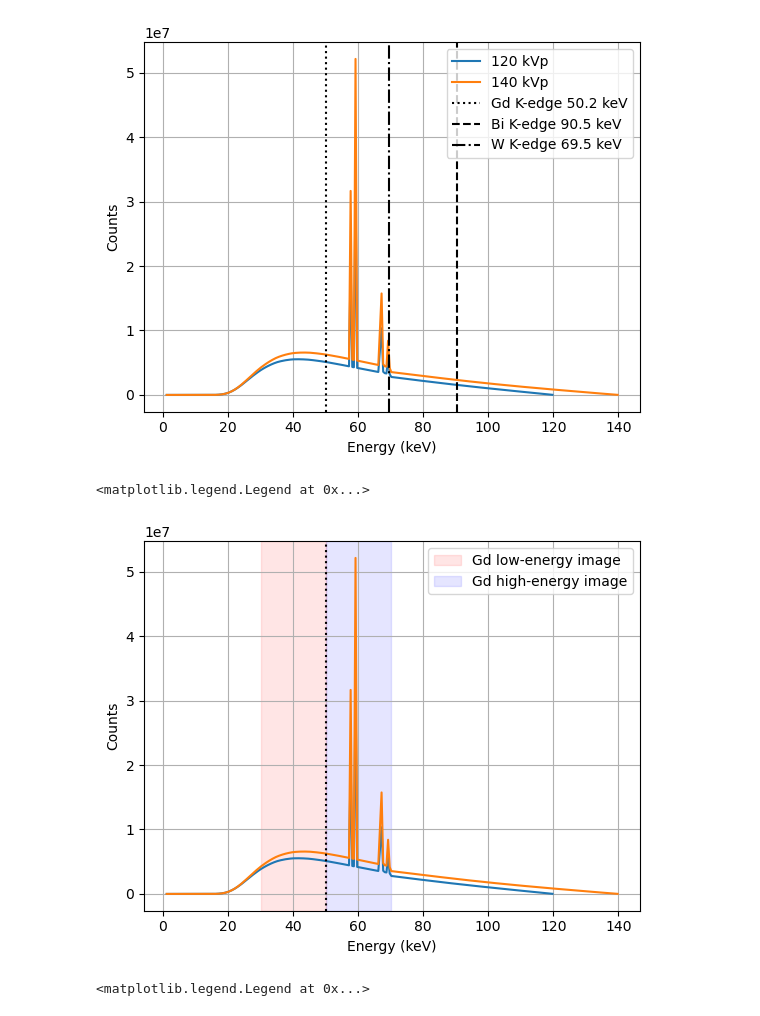
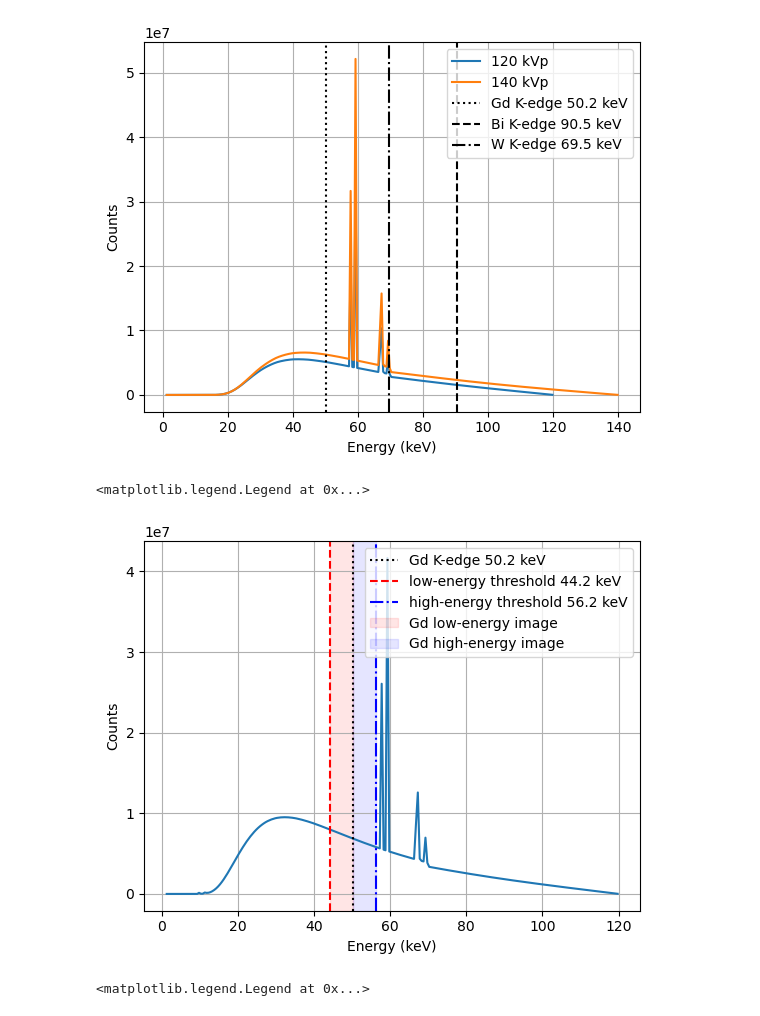
Before and after one commit to jerichooconnell/work-dfci, a Jupyter notebook: 3-jupyter_notebooks_patient/5-pcct_nanoparticle_analysis/look_at_attenuation_coefficients.ipynb, the cells around one changed output. Saved outputs shown, nothing was run; the diff lists cells and outputs as text; code cells hidden in the pictures.

```diff
--- a/3-jupyter_notebooks_patient/5-pcct_nanoparticle_analysis/look_at_attenuation_coefficients.ipynb
+++ b/3-jupyter_notebooks_patient/5-pcct_nanoparticle_analysis/look_at_attenuation_coefficients.ipynb
@@ -141,27 +141,32 @@ plt.legend()
 <matplotlib.legend.Legend at 0x...>
 [figure]
 # %%
+s = sp.Spek(120,14)
+s.filter('Al',1)
+
+xx, yy = s.get_spectrum()
+
 plt.figure()
 plt.plot(xx, yy)
-plt.plot(xx2, yy2)
+# plt.plot(xx2, yy2)
 # plot the k_bismuth and k_gadolinium lines
 # plot the k_tungsten line as well
-plt.axvline(k_gd, color='k', linestyle=':')
-# plt.axvline(k_bi, color='k', linestyle='--')
-# plt.axvline(69.5, color='k', linestyle='-.')
+plt.axvline(k_gd, color='k', linestyle=':',label=f'Gd K-edge {k_gd} keV')
+plt.axvline(k_gd - 6, color='r', linestyle='--', label=f'low-energy threshold {k_gd - 6} keV')
+plt.axvline(k_gd + 6, color='b', linestyle='-.', label=f'high-energy threshold {k_gd + 6} keV')
 # Label the regions before and after the gadolinium k-edge
-plt.axvspan(k_gd-20, k_gd, color='r', alpha=0.1, label='Gd low-energy image')
-plt.axvspan(k_gd, k_gd + 20, color='b', alpha=0.1, label='Gd high-energy image')
+plt.axvspan(k_gd-6, k_gd, color='r', alpha=0.1, label='Gd low-energy image')
+plt.axvspan(k_gd, k_gd + 6, color='b', alpha=0.1, label='Gd high-energy image')
 plt.xlabel('Energy (keV)')
 plt.ylabel('Counts')
 plt.grid()
 plt.legend()
 
 # Save the plot
 # plt.savefig('spectra_bi_gd.png', dpi=300)
 # %% [output]
 <matplotlib.legend.Legend at 0x...>
-[figure, old version]
+[figure, new version]
 # %%
 # Find the closes xx and xx2 values to the k-edge energies
 k_bi_index = np.argmin(np.abs(xx - k_bi))
```
Also changed, not shown: parts of 1 cell of this notebook, 14 other files.
